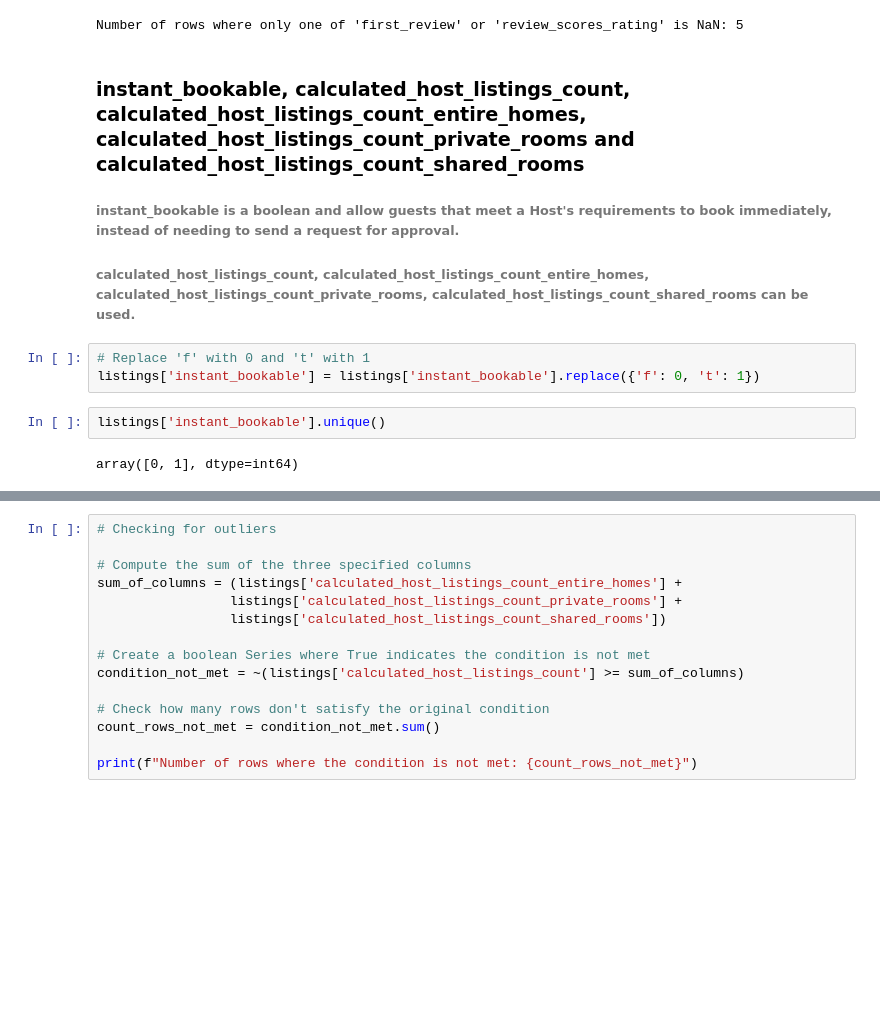
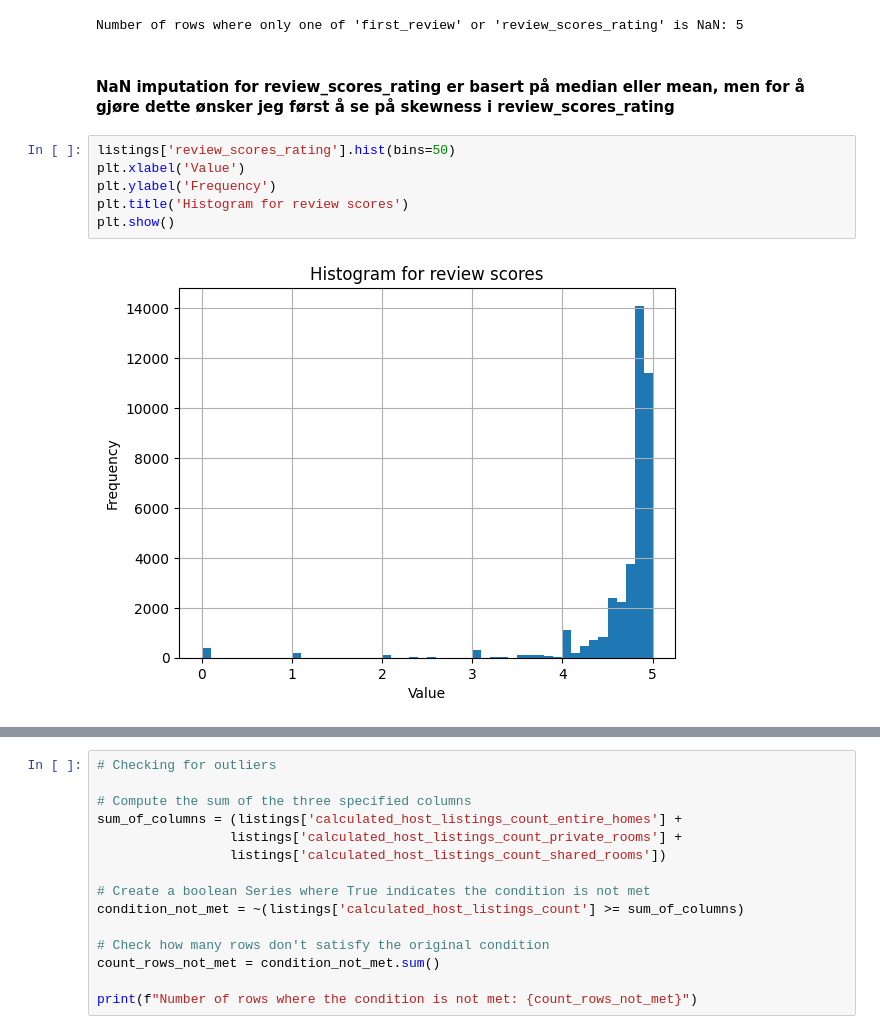
Before and after one commit to heidiwiest/tdt4259-main, a Jupyter notebook: dataset_cleaning/clean_features.ipynb, the cells around one changed output, grey strips where cells are left out. Saved outputs shown, nothing was run; the diff lists cells and outputs as text; blank space fills up the shorter version.

Commit message:
Imputed review_scores NaN values and binary column

```diff
--- a/dataset_cleaning/clean_features.ipynb
+++ b/dataset_cleaning/clean_features.ipynb
@@ -1160,16 +1160,13 @@ print(f"Number of rows where only one of 'first_review' or 'review_scores_rating
 # Maybe set the columns to have the same NaN-values.
 # %% [output]
 Number of rows where only one of 'first_review' or 'review_scores_rating' is NaN: 5
-# %% [markdown]
-### instant_bookable, calculated_host_listings_count, calculated_host_listings_count_entire_homes, calculated_host_listings_count_private_rooms and calculated_host_listings_count_shared_rooms
-
-###### instant_bookable is a boolean and allow guests that meet a Host's requirements to book immediately, instead of needing to send a request for approval.
-
-###### calculated_host_listings_count, calculated_host_listings_count_entire_homes, calculated_host_listings_count_private_rooms, calculated_host_listings_count_shared_rooms can be used.
-# %%
-# Replace 'f' with 0 and 't' with 1
-listings['instant_bookable'] = listings['instant_bookable'].replace({'f': 0, 't': 1})
-# %%
-listings['instant_bookable'].unique()
-# %% [output]
-array([0, 1], dtype=int64)
+# %% [markdown]
+#### NaN imputation for review_scores_rating er basert på median eller mean, men for å gjøre dette ønsker jeg først å se på skewness i review_scores_rating
+# %%
+listings['review_scores_rating'].hist(bins=50)
+plt.xlabel('Value')
+plt.ylabel('Frequency')
+plt.title('Histogram for review scores')
+plt.show()
+# %% [output]
+[figure, added]
```
Also changed, not shown: parts of 5 cells of this notebook.
